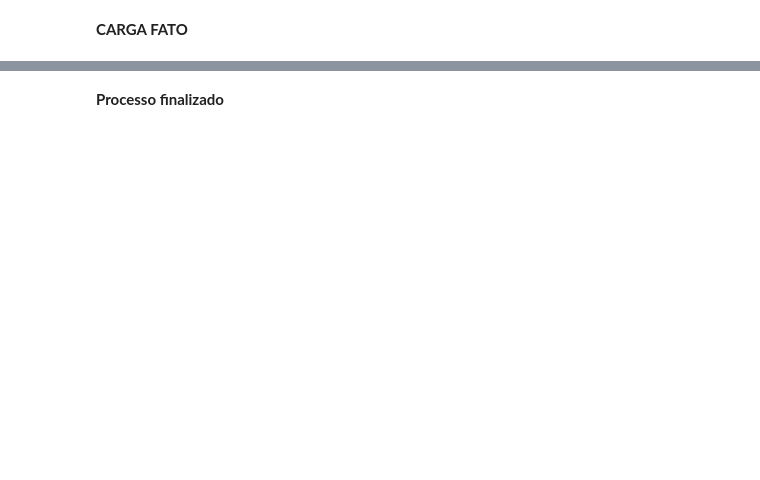
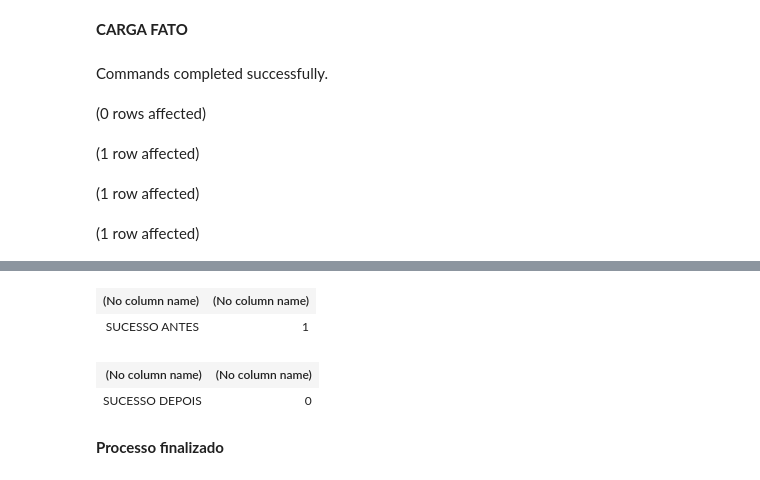
Before and after one commit to nayyarabernardo/DWE-SQL, a Jupyter notebook: ETL_SQL_SCD2.ipynb, the cells around one changed output, grey strips where cells are left out. Saved outputs shown, nothing was run; the diff lists cells and outputs as text; code cells hidden in the pictures; blank space fills up the shorter version.

```diff
--- a/ETL_SQL_SCD2.ipynb
+++ b/ETL_SQL_SCD2.ipynb
@@ -1367,7 +1396,7 @@ Total execution time: 00:00:00.640
 # %% [markdown]
 **CARGA FATO**
 # %%
-USE DW
+USE DW_42
 GO
 BEGIN TRANSACTION;
    DECLARE @VDATA_INI DATETIME;
@@ -1391,8 +1420,8 @@ SELECT
         B.VAL_UNIT,
         B.VAL_TOTAL
 
-  FROM DW.STAGING.STG_VENDAS_ERP A
-  INNER JOIN DW.STAGING.STG_VENDA_ITENS_ERP B
+  FROM DW_42.STAGING.STG_VENDAS_ERP A
+  INNER JOIN DW_42.STAGING.STG_VENDA_ITENS_ERP B
   ON A.NUM_VENDA=B.NUM_VENDA
 
   INNER JOIN SILVER2.DIM_PRODUTOS C
@@ -1506,3 +1535,9 @@ COMMIT;
 END CATCH;
 
 --COMMIT;
+# %% [output]
+Commands completed successfully.
+(0 rows affected)
+(1 row affected)
+(1 row affected)
+(1 row affected)
@@ -1509,2 +1545,6 @@ END CATCH;
+| (No column name) | (No column name) |
+| SUCESSO ANTES | 1 |
+| (No column name) | (No column name) |
+| SUCESSO DEPOIS | 0 |
 # %% [markdown]
 **Processo finalizado**
```
Also changed, not shown: parts of 25 cells of this notebook.
